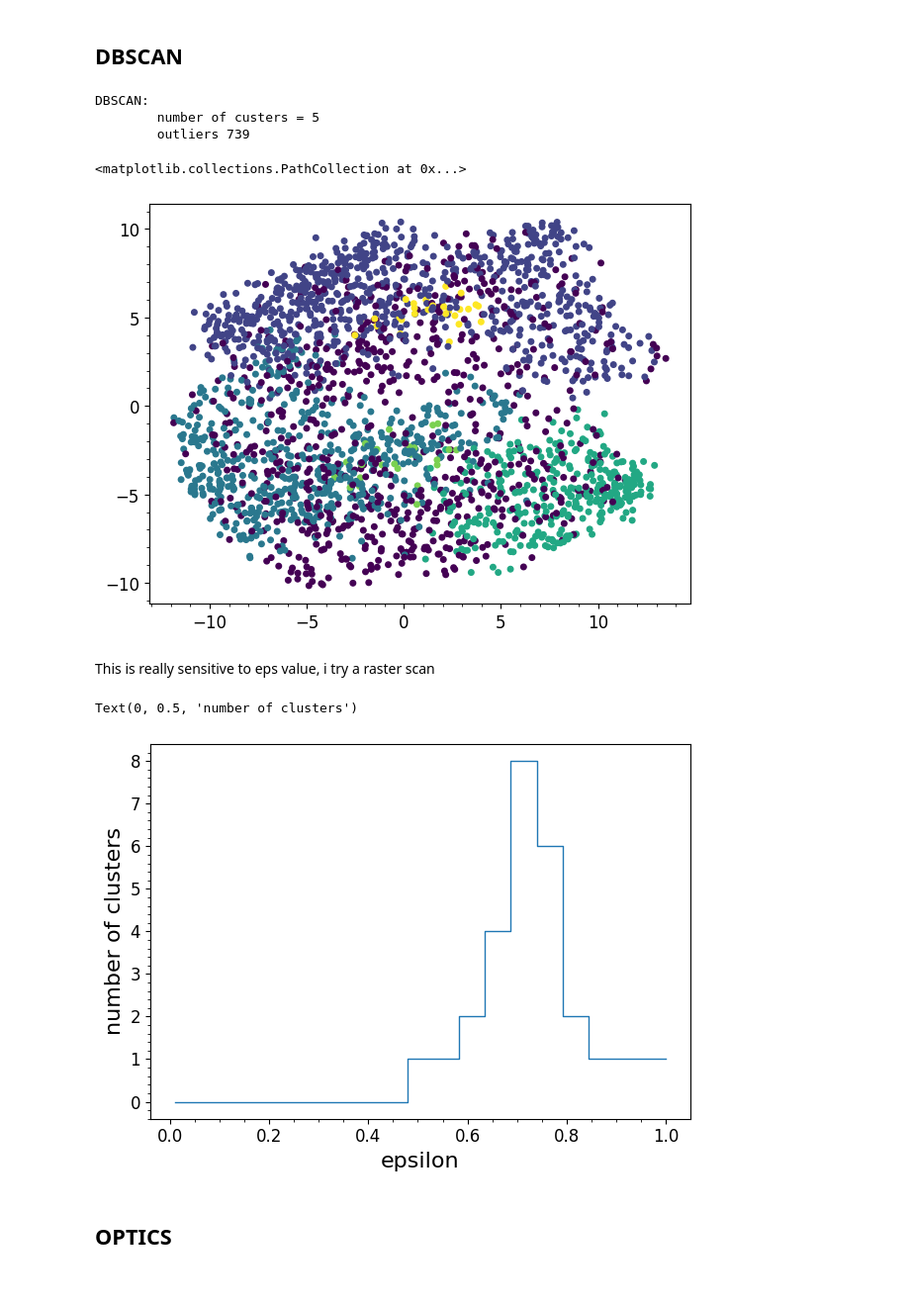
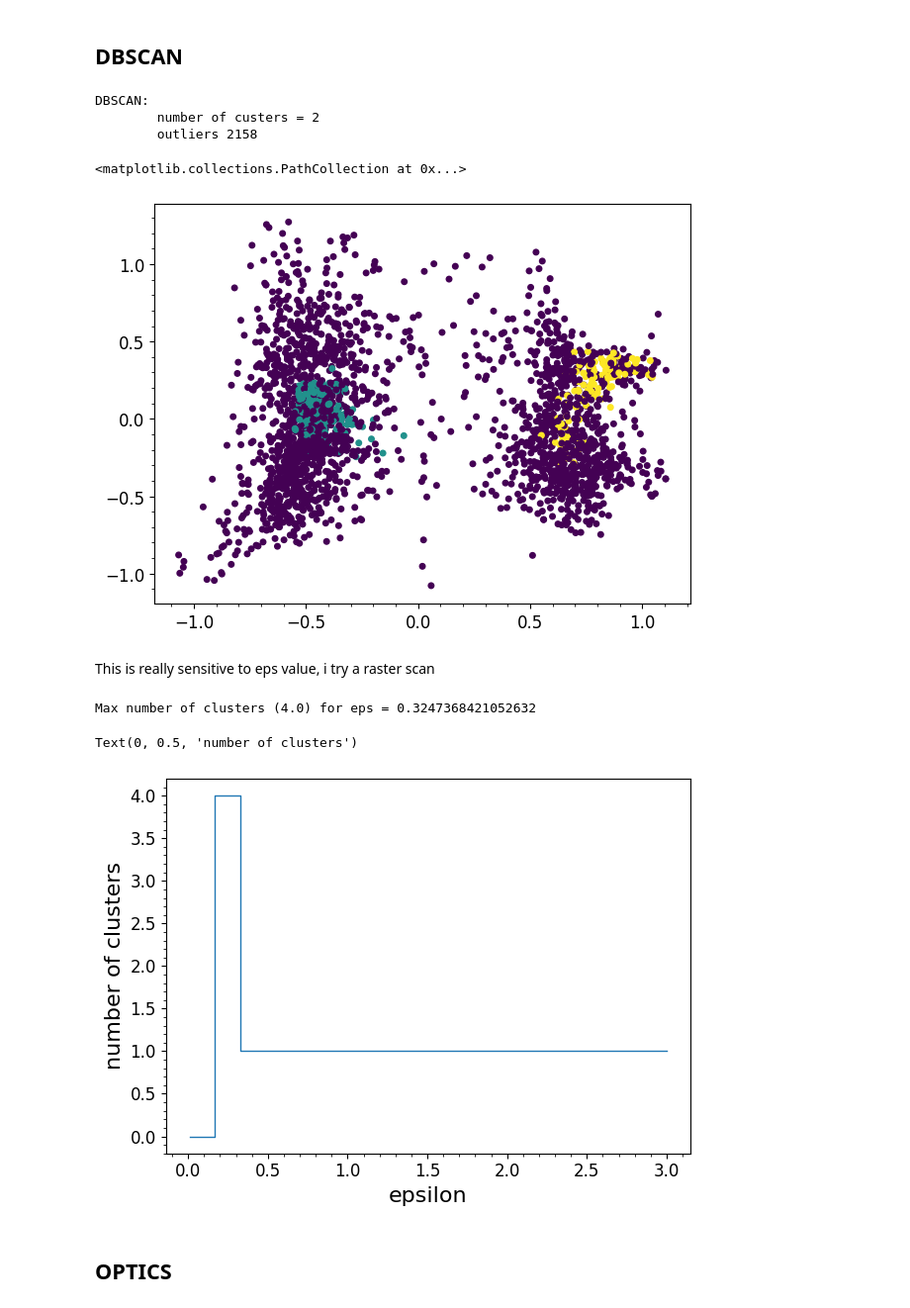
Before and after one commit to djanloo/dynamiting, a Jupyter notebook: CLUSTERING/density.ipynb, the cells around one changed output. Shown at 99% size. Saved outputs shown, nothing was run; the diff lists cells and outputs as text; code cells hidden in the pictures.

```diff
--- a/CLUSTERING/density.ipynb
+++ b/CLUSTERING/density.ipynb
@@ -17,8 +17,8 @@ X = scaler.fit_transform(quant.values)
 It is necessary to embed the dataset in a lower-dimensional space. I choose to use ISOMAP
 # %%
 from sklearn.manifold import Isomap
-isomap = Isomap(n_neighbors=20, n_components=2, p=1)
+isomap = Isomap(n_neighbors=5, n_components=2, p=100)
 S = isomap.fit_transform(X)
-plt.scatter(S[:,0], S[:,1], c=pd.Categorical(categ.vocal_channel).codes )
+plt.scatter(S[:,0], S[:,1], c=pd.Categorical(categ.emotional_intensity).codes )
 # %% [output]
 <matplotlib.collections.PathCollection at 0x...>
@@ -28,34 +28,35 @@ plt.scatter(S[:,0], S[:,1], c=pd.Categorical(categ.vocal_channel).codes )
 # %%
 from sklearn.cluster import DBSCAN
 
-cluster = DBSCAN(eps=0.81, min_samples=20).fit(X)
+cluster = DBSCAN(eps=0.32, min_samples=20).fit(X)
 n_clusters_ = len(set(cluster.labels_)) - (1 if -1 in cluster.labels_ else 0)
 n_noise_ = list(cluster.labels_).count(-1)
 
 print(f"DBSCAN:\n\tnumber of custers = {n_clusters_}\n\toutliers {n_noise_}")
 plt.scatter(S[:,0],S[:,1], c=cluster.labels_)
 # %% [output]
 DBSCAN:
-        number of custers = 5
-        outliers 739
+        number of custers = 2
+        outliers 2158
 <matplotlib.collections.PathCollection at 0x...>
-[figure, old version]
+[figure, new version]
 # %% [markdown]
 This is really sensitive to eps value, i try a raster scan
 # %%
 N=20
 n = np.zeros(N)
-epsilons = np.linspace(0.01, 1.0, N)
+epsilons = np.linspace(0.01, 3.0, N)
 for i, eps in enumerate(epsilons):
     cluster = DBSCAN(eps=eps, min_samples=20).fit(X)
     n[i] = len(set(cluster.labels_)) - (1 if -1 in cluster.labels_ else 0)
-
+print(f"Max number of clusters ({max(n)}) for eps = {epsilons[np.argmax(n)]}")
 plt.step(epsilons, n)
 plt.xlabel("epsilon")
 plt.ylabel("number of clusters")
 # %% [output]
-Text(0, 0.5, 'number of clusters')
+Max number of clusters (4.0) for eps = 0.3247368421052632
+Text(0, 0.5, 'number of clusters')
-[figure, old version]
+[figure, new version]
 # %% [markdown]
 ## OPTICS
 # %%
```
Also changed, not shown: parts of 3 cells of this notebook.
